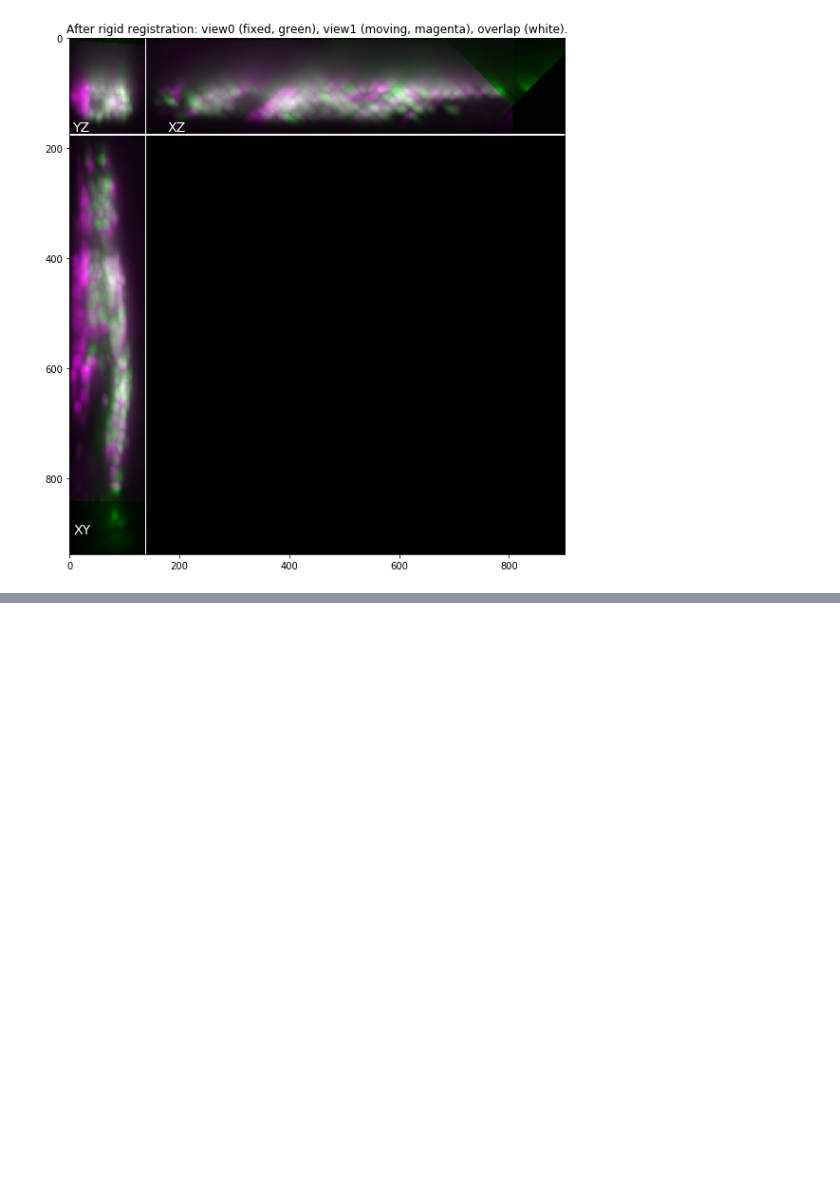
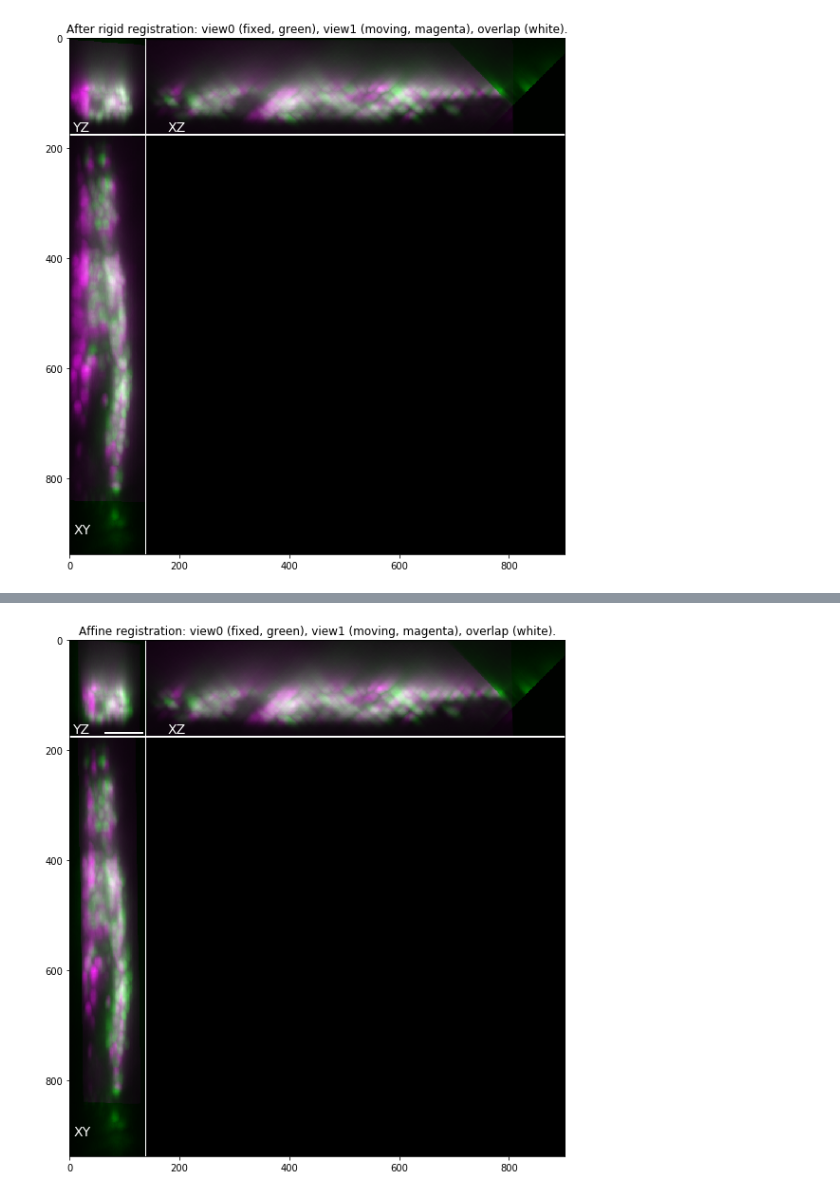
Before and after one commit to nvladimus/ITK_sandbox, a Jupyter notebook: wormhead_registration_nonrigid(2019-03-05).ipynb, the cells around one changed output, grey strips where cells are left out. Cells and saved outputs as stored; diff of their text form; code cells hidden in the pictures; blank space fills up the shorter version.

```diff
--- a/wormhead_registration_nonrigid(2019-03-05).ipynb
+++ b/wormhead_registration_nonrigid(2019-03-05).ipynb
@@ -95 +92,9 @@ Wall time: 2min 6s
+# %%
+view1_affine = sitk.Resample(view1, view0, global_transform, sitk.sitkLinear, 0.0, view0.GetPixelID())
+img_merge = util.merge_images_rgb(view0, view1_affine)
+
+fig = plt.figure(figsize=(10,10))
+util.show_mips(img_merge, "Affine registration: view0 (fixed, green), view1 (moving, magenta), overlap (white).", scalebar=10)
+# %% [output]
+[figure, added]
 # %%
```
Also changed, not shown: parts of 30 cells of this notebook, 2 other files.
